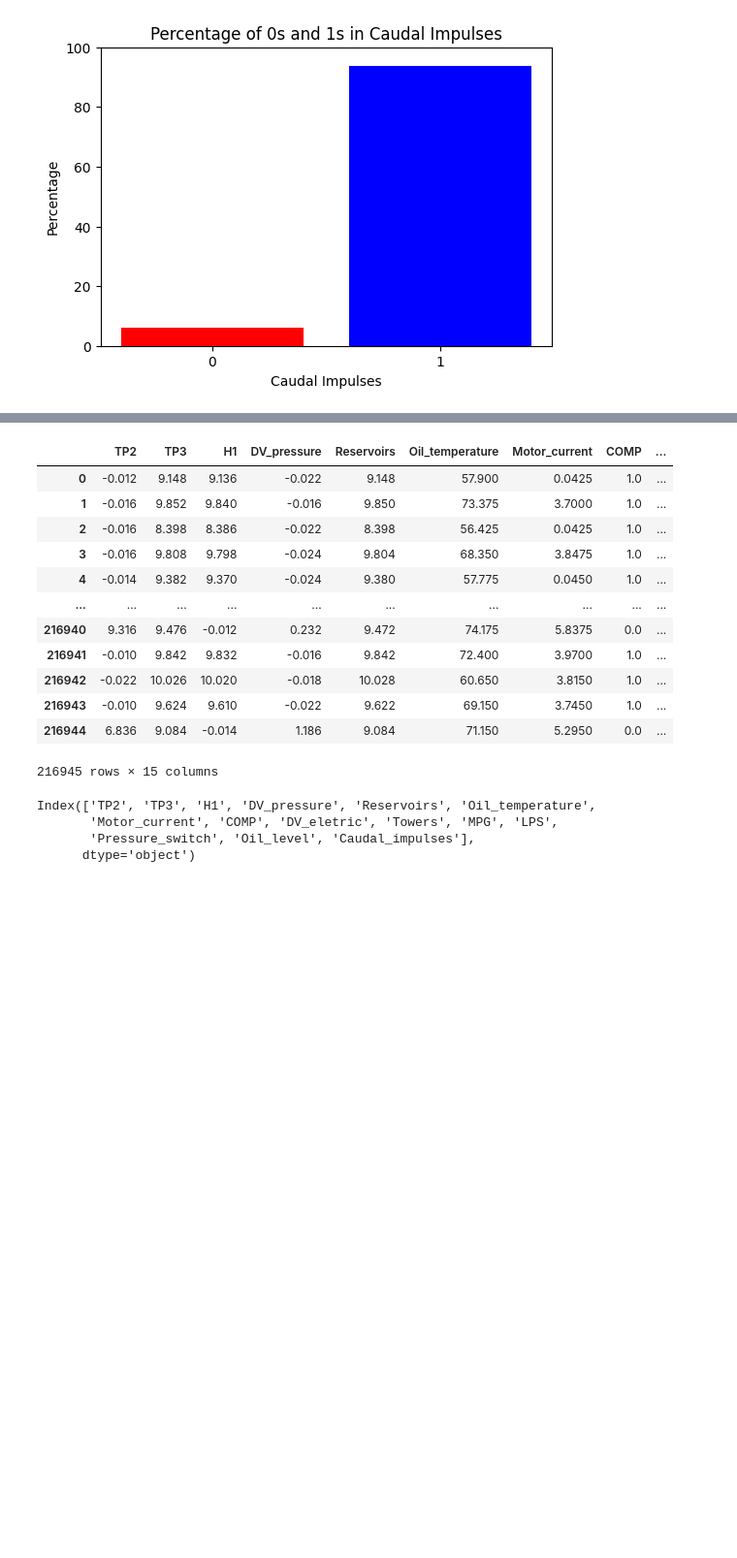
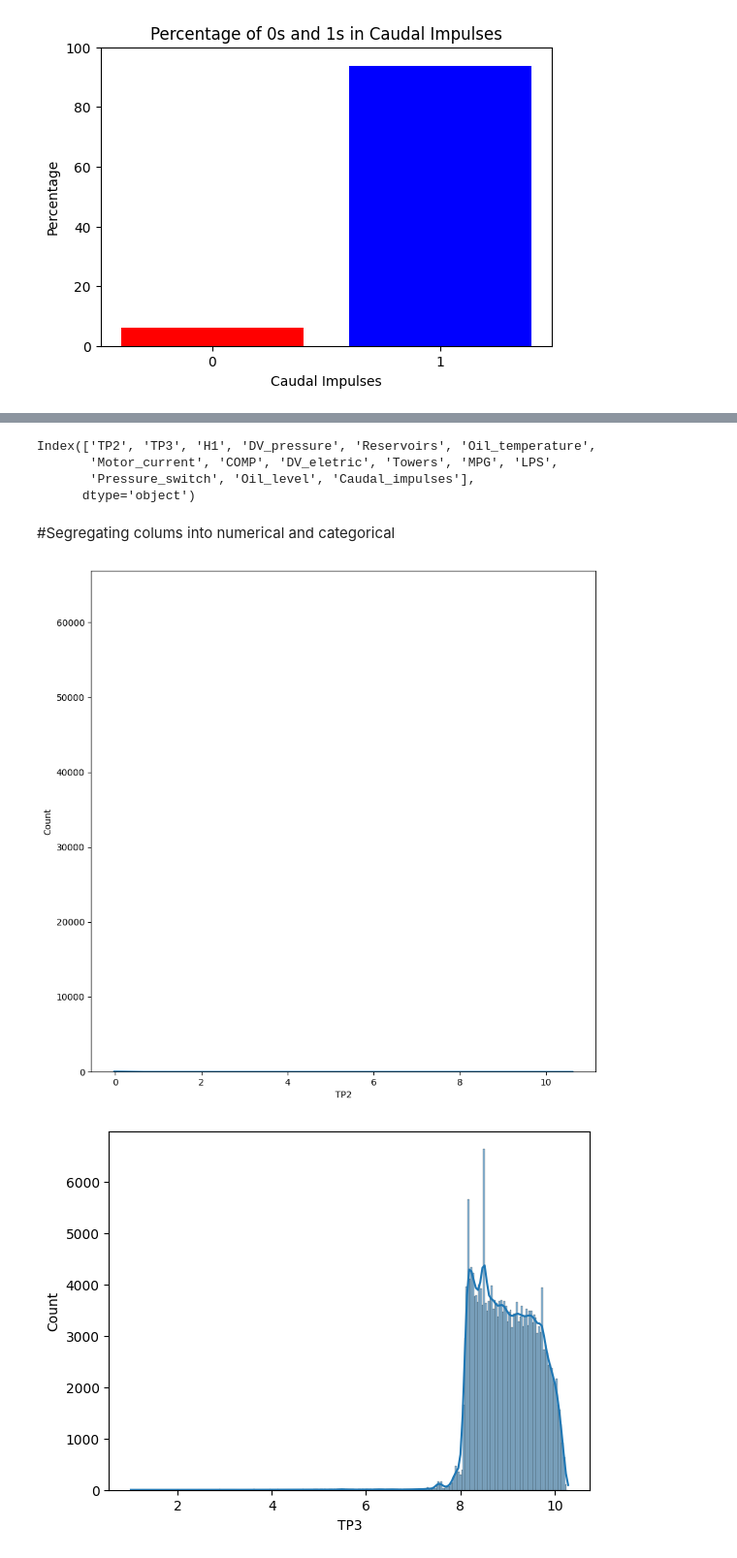
Before and after one commit to zJimpi/metro_prediction_pipeline, a Jupyter notebook: notebook/eda.ipynb, the cells around one changed output, grey strips where cells are left out. Shown: that part at 97% size. Saved outputs shown, nothing was run; the diff lists cells and outputs as text; code cells hidden in the pictures; blank space fills up the shorter version.

```diff
--- a/notebook/eda.ipynb
+++ b/notebook/eda.ipynb
@@ -134,21 +99,5 @@ plt.show()
 # %%
 df.drop(['timestamp'],axis=1,inplace=True)
-# %%
-df
-# %% [output]
-|  | TP2 | TP3 | H1 | DV_pressure | Reservoirs | Oil_temperature | Motor_current | COMP | ... |
-| 0 | -0.012 | 9.148 | 9.136 | -0.022 | 9.148 | 57.900 | 0.0425 | 1.0 | ... |
-| 1 | -0.016 | 9.852 | 9.840 | -0.016 | 9.850 | 73.375 | 3.7000 | 1.0 | ... |
-| 2 | -0.016 | 8.398 | 8.386 | -0.022 | 8.398 | 56.425 | 0.0425 | 1.0 | ... |
-| 3 | -0.016 | 9.808 | 9.798 | -0.024 | 9.804 | 68.350 | 3.8475 | 1.0 | ... |
-| 4 | -0.014 | 9.382 | 9.370 | -0.024 | 9.380 | 57.775 | 0.0450 | 1.0 | ... |
-| ... | ... | ... | ... | ... | ... | ... | ... | ... | ... |
-| 216940 | 9.316 | 9.476 | -0.012 | 0.232 | 9.472 | 74.175 | 5.8375 | 0.0 | ... |
-| 216941 | -0.010 | 9.842 | 9.832 | -0.016 | 9.842 | 72.400 | 3.9700 | 1.0 | ... |
-| 216942 | -0.022 | 10.026 | 10.020 | -0.018 | 10.028 | 60.650 | 3.8150 | 1.0 | ... |
-| 216943 | -0.010 | 9.624 | 9.610 | -0.022 | 9.622 | 69.150 | 3.7450 | 1.0 | ... |
-| 216944 | 6.836 | 9.084 | -0.014 | 1.186 | 9.084 | 71.150 | 5.2950 | 0.0 | ... |
-216945 rows × 15 columns
 # %%
 df.columns
 # %% [output]
@@ -156,6 +105,20 @@ Index(['TP2', 'TP3', 'H1', 'DV_pressure', 'Reservoirs', 'Oil_temperature',
        'Motor_current', 'COMP', 'DV_eletric', 'Towers', 'MPG', 'LPS',
        'Pressure_switch', 'Oil_level', 'Caudal_impulses'],
       dtype='object')
+# %% [markdown]
+#Segregating colums into numerical and categorical
 # %%
 num_col =['TP2', 'TP3', 'H1', 'DV_pressure', 'Reservoirs', 'Oil_temperature','Motor_current']
 cat_col =['COMP', 'DV_eletric', 'Towers', 'MPG', 'LPS', 'Pressure_switch', 'Oil_level', 'Caudal_impulses']
+# %%
+import seaborn as sns
+import matplotlib.pyplot as plt
+plt.figure(figsize=(10,10))
+x = 1
+for i in num_col:
+    sns.histplot(data = df, x = i, kde = True)
+    print('\n')
+    plt.show()
+# %% [output]
+[figure, added]
+[figure, added]
```
Also changed, not shown: parts of 19 cells of this notebook.
